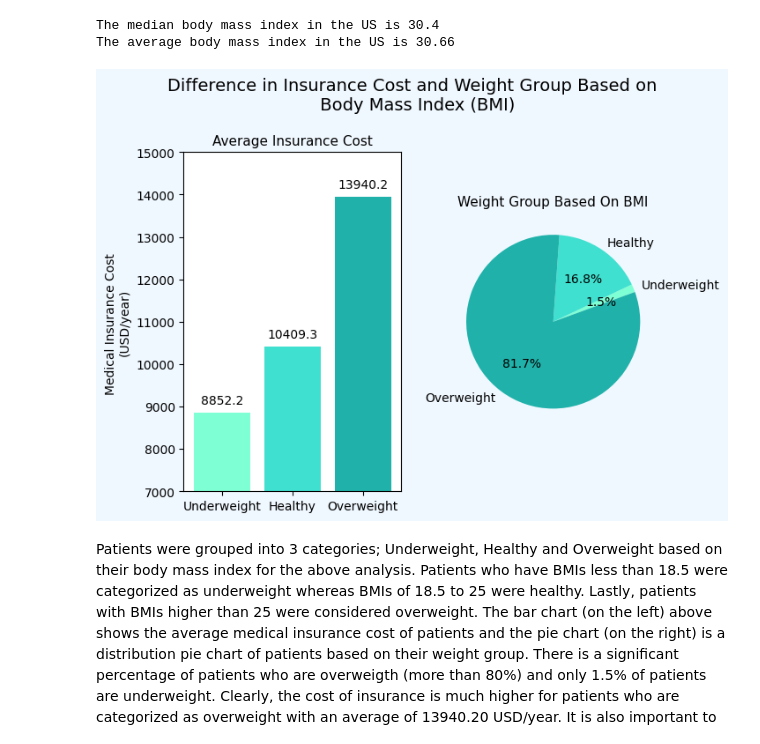
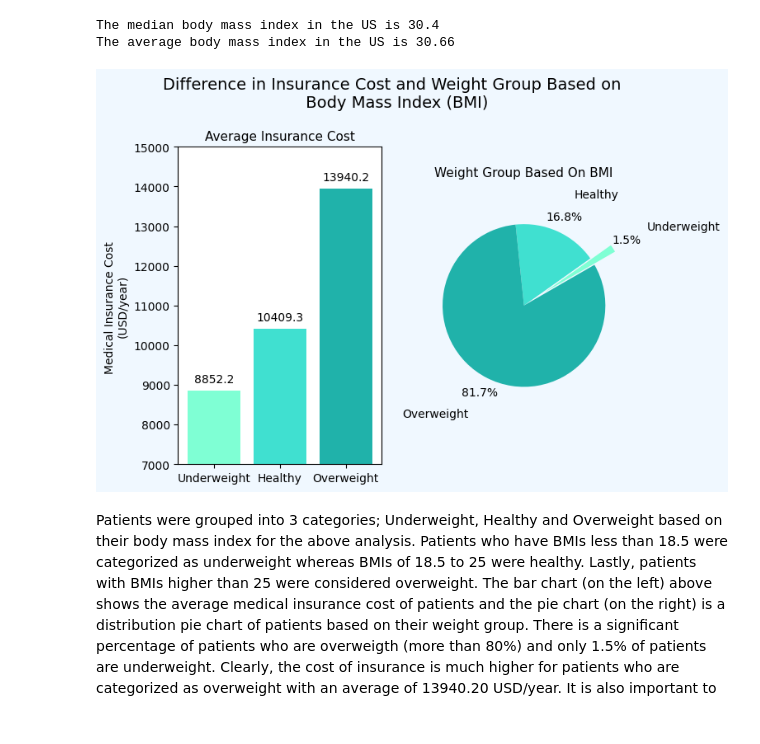
Before and after one commit to LouisThong15/Data-Analysis-Projects, a Jupyter notebook: Medical Insurance Analysis/Medical Insurance Cost Data Analysis.ipynb, the cells around one changed output. Saved outputs shown, nothing was run; the diff lists cells and outputs as text; code cells hidden in the pictures.

```diff
--- a/Medical Insurance Analysis/Medical Insurance Cost Data Analysis.ipynb
+++ b/Medical Insurance Analysis/Medical Insurance Cost Data Analysis.ipynb
@@ -294,22 +283,22 @@ for i in range(0, len(bmi_insurance)):
 # %%
 # Plotting average insurance cost and distribution based on BMI
 fig = plt.figure(facecolor = 'aliceblue', figsize = (7, 5))
 fig.suptitle("Difference in Insurance Cost and Weight Group Based on \n Body Mass Index (BMI)", fontsize = 14, y = 1.05)
 
 plt.subplot(1,2,1)
 plt.bar(x = bmi_group_list, height = avg_bmi_insurance, color = ['aquamarine','turquoise','lightseagreen'])
 plt.title('Average Insurance Cost', fontsize = 11)
 plt.ylabel('Medical Insurance Cost \n(USD/year)')
 plt.ylim(7000, 15000)
 addlabels(bmi_group_list, avg_bmi_insurance)
 
 plt.subplot(1,2,2)
 plt.pie(labels = bmi_group_list, x = bmi_list, autopct = '%1.1f%%', colors = ['aquamarine','turquoise','lightseagreen'],
-       startangle = 20)
-plt.title('Weight Group Based On BMI', fontsize = 11)
+       startangle = 30, pctdistance = 1.2, labeldistance = 1.5, explode = [0.3,0,0])
+plt.title('Weight Group Based On BMI', fontsize = 11, y = 1.1)
 plt.show()
 # %% [output]
-[figure, old version]
+[figure, new version]
 # %% [markdown]
 Patients were grouped into 3 categories; Underweight, Healthy and Overweight based on their body mass index for the above analysis. Patients who have BMIs less than 18.5 were categorized as underweight whereas BMIs of 18.5 to 25 were healthy. Lastly, patients with BMIs higher than 25 were considered overweight. The bar chart (on the left) above shows the average medical insurance cost of patients and the pie chart (on the right) is a distribution pie chart of patients based on their weight group. There is a significant percentage of patients who are overweigth (more than 80%) and only 1.5% of patients are underweight.  Clearly, the cost of insurance is much higher for patients who are categorized as overweight with an average of 13940.20 USD/year. It is also important to remember that there may be other factors in play that may affect the insurance cost.
 
```
Also changed, not shown: parts of 12 cells of this notebook.
